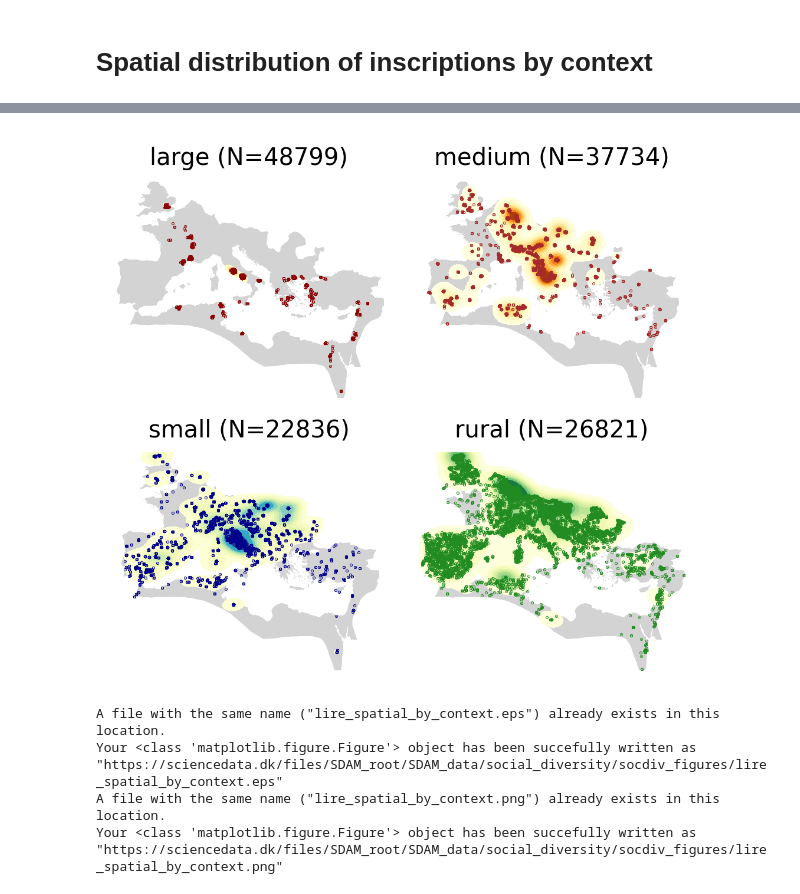
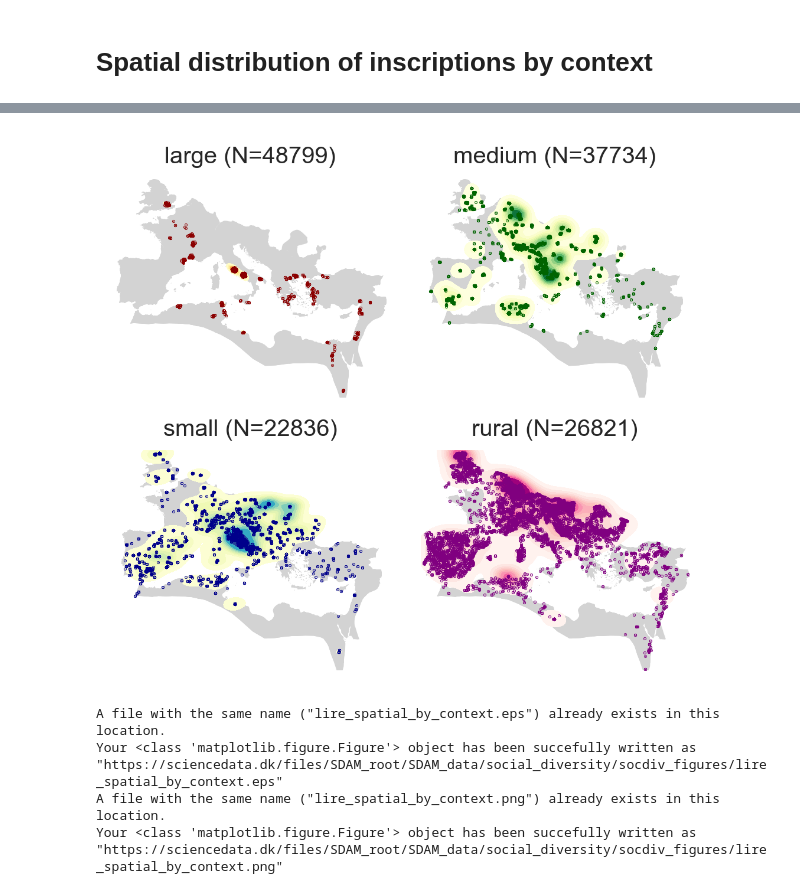
Before and after one commit to sdam-au/social_diversity, a Jupyter notebook: scripts/3_OCCUPS&ORGS_BY-CONTEXT.ipynb, the cells around one changed output, grey strips where cells are left out. Cells and saved outputs as stored; diff of their text form; code cells hidden in the pictures.

```diff
--- a/scripts/3_OCCUPS&ORGS_BY-CONTEXT.ipynb
+++ b/scripts/3_OCCUPS&ORGS_BY-CONTEXT.ipynb
@@ -86,24 +78,24 @@ plt.show()
 # %%
 #color maps: https://matplotlib.org/stable/tutorials/colors/colormaps.html
 #colors: https://matplotlib.org/stable/gallery/color/named_colors.html
 fig, axs = plt.subplots(2,2, figsize=(5.2,3.2), tight_layout=True)
 
 
 for ax, context, color, cmap in zip(
         axs.ravel(),
         ["large", "medium", "small", "rural"],
-        ["darkred", "brown", "darkblue","forestgreen"],
-        ["YlOrRd", "YlOrBr", "YlGnBu", "YlGn"]):
+        ["darkred", "darkgreen", "darkblue","purple"],
+        ["YlOrRd", "YlGn", "YlGnBu", "RdPu"]):
     pleiades_regions.plot(ax=ax, color="lightgray")
     df = LIRE[LIRE["urban_context_alt"]==context]
     gplt.kdeplot(df, cmap=plt.get_cmap(cmap), ax=ax, shade=True, zorder=2)
     df.plot(ax=ax, marker=".", markersize=0.2, color=color, zorder=3)
     ax.set_axis_off()
     ax.set_xlim(-10, 41)
     ax.set_ylim(23, 55.5)
     ax.set_title(context + " (N={0})".format(str(len(df))))
 # %% [output]
-[figure, old version]
+[figure, new version]
 # %%
 save_figure(fig, "lire_spatial_by_context")
 # %% [output]
```
Also changed, not shown: parts of 14 cells of this notebook, 25 other files.
